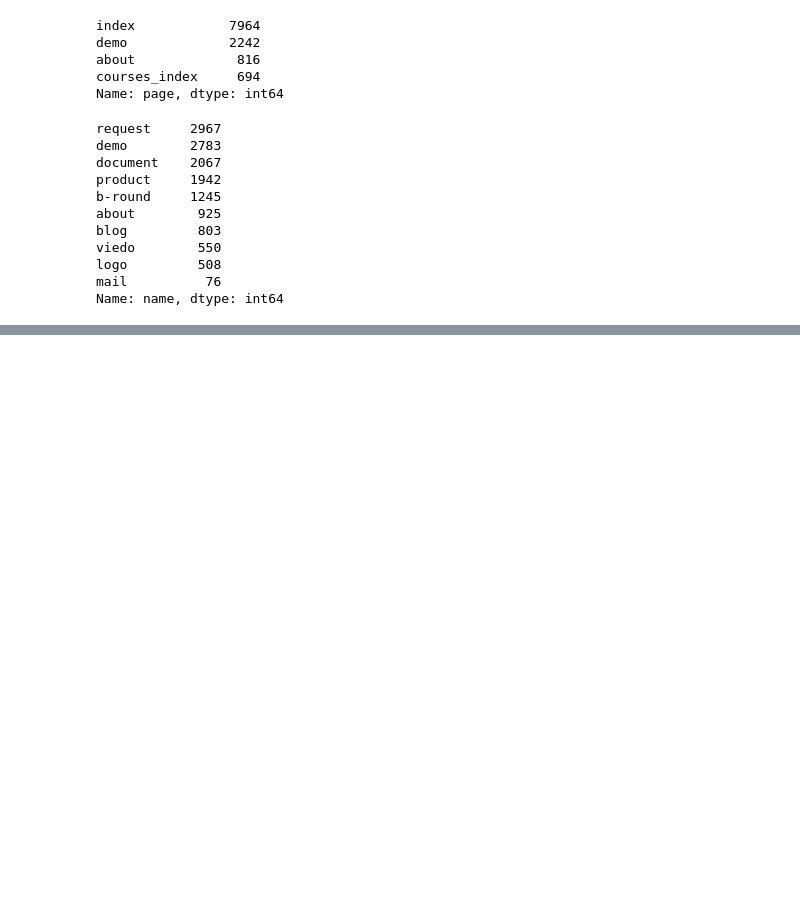
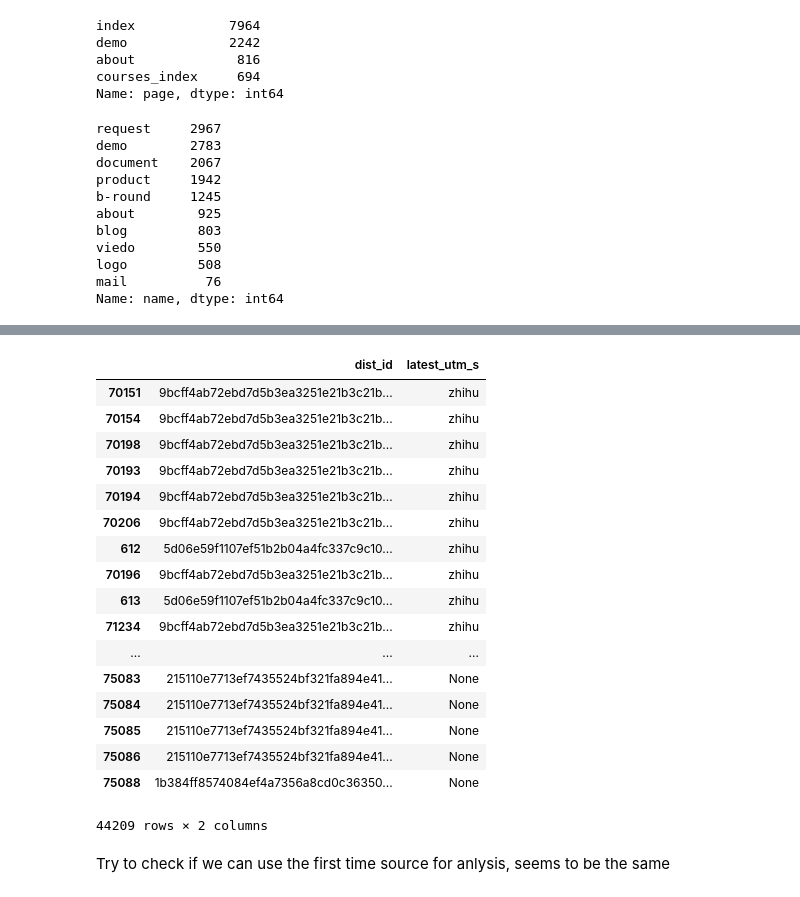
Before and after one commit to whmadan/sensor_capstone, a Jupyter notebook: sensor_data_processing.ipynb, the cells around one changed output, grey strips where cells are left out. Saved outputs shown, nothing was run; the diff lists cells and outputs as text; code cells hidden in the pictures; blank space fills up the shorter version.

```diff
--- a/sensor_data_processing.ipynb
+++ b/sensor_data_processing.ipynb
@@ -540,0 +884,3 @@ Most user stay at the page for a short time, and do not go to cellphone verifica
+# %%
+# read library from local file
+reader = geoip2.database.Reader('./data/GeoLite2-Country_20180206/GeoLite2-Country.mmdb')
@@ -540,0 +894,11 @@ Most user stay at the page for a short time, and do not go to cellphone verifica
+# %%
+# Define CN: dist_id has ip address in China
+#df['CN'] = df['ip'].apply(lambda row: reader.country(row).country.iso_code == 'CN')
+CN=[]
+for i in range(len(df['ip'])):
+    try:
+        CN.append ((reader.country(df.loc[i,'ip']).country.iso_code == 'CN') * 1)
+    except:
+        CN.append('')
+# %%
+df['CN'] = CN
@@ -540,0 +999,25 @@ Most user stay at the page for a short time, and do not go to cellphone verifica
+# %%
+df = df.sort_values(['latest_utm_s'],ascending=False).groupby('dist_id')
+# %%
+df['dist_id','latest_utm_s'].tail(10)
+# %% [output]
+|  | dist_id | latest_utm_s |
+| 70151 | 9bcff4ab72ebd7d5b3ea3251e21b3c21b... | zhihu |
+| 70154 | 9bcff4ab72ebd7d5b3ea3251e21b3c21b... | zhihu |
+| 70198 | 9bcff4ab72ebd7d5b3ea3251e21b3c21b... | zhihu |
+| 70193 | 9bcff4ab72ebd7d5b3ea3251e21b3c21b... | zhihu |
+| 70194 | 9bcff4ab72ebd7d5b3ea3251e21b3c21b... | zhihu |
+| 70206 | 9bcff4ab72ebd7d5b3ea3251e21b3c21b... | zhihu |
+| 612 | 5d06e59f1107ef51b2b04a4fc337c9c10... | zhihu |
+| 70196 | 9bcff4ab72ebd7d5b3ea3251e21b3c21b... | zhihu |
+| 613 | 5d06e59f1107ef51b2b04a4fc337c9c10... | zhihu |
+| 71234 | 9bcff4ab72ebd7d5b3ea3251e21b3c21b... | zhihu |
+| ... | ... | ... |
+| 75083 | 215110e7713ef7435524bf321fa894e41... | None |
+| 75084 | 215110e7713ef7435524bf321fa894e41... | None |
+| 75085 | 215110e7713ef7435524bf321fa894e41... | None |
+| 75086 | 215110e7713ef7435524bf321fa894e41... | None |
+| 75088 | 1b384ff8574084ef4a7356a8cd0c36350... | None |
+44209 rows × 2 columns
+# %% [markdown]
+Try to check if we can use the first time source for anlysis, seems to be the same
```
Also changed, not shown: parts of 68 cells of this notebook, 2 other files.
